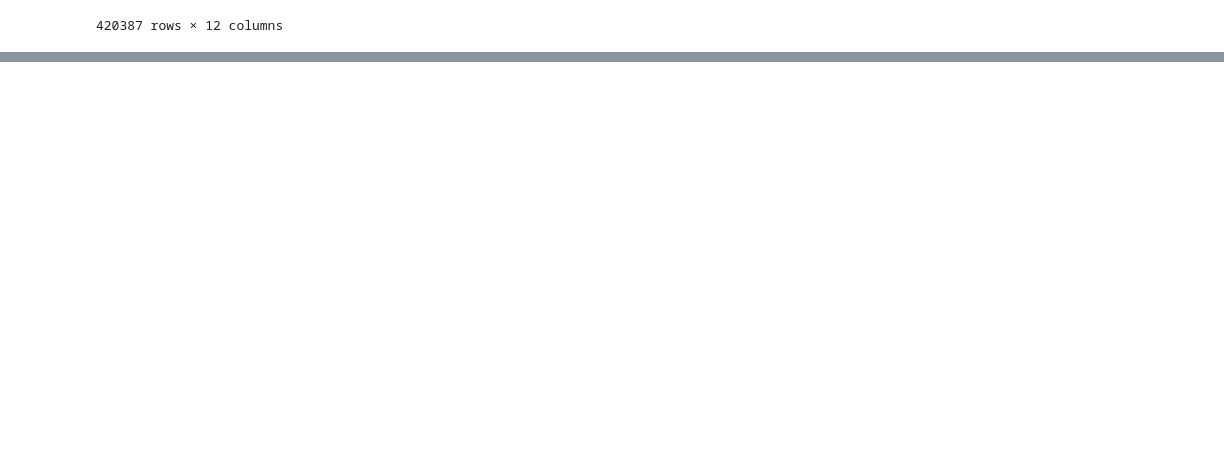
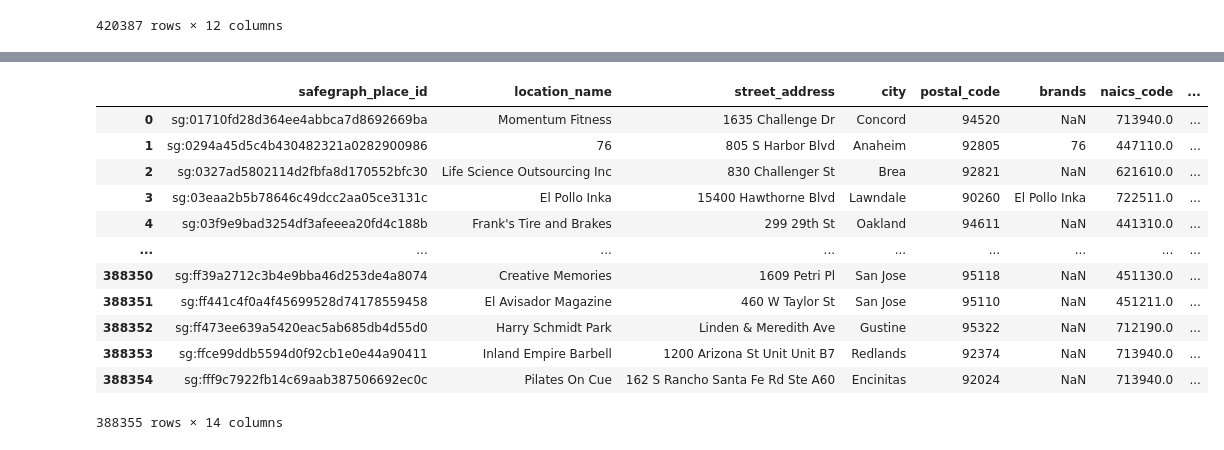
Before and after one commit to lamwilton/RMDS, a Jupyter notebook: Foot_Traffic_Patterns.ipynb, the cells around one changed output, grey strips where cells are left out. Drawn from its saved outputs; the diff is of its cells as text; code cells hidden in the pictures; blank space fills up the shorter version.

```diff
--- a/Foot_Traffic_Patterns.ipynb
+++ b/Foot_Traffic_Patterns.ipynb
@@ -14,7 +16,9 @@ Index(['safegraph_place_id', 'location_name', 'street_address', 'city',
        'related_same_week_brand', 'device_type', 'iso_country_code'],
       dtype='object')
 # %%
-main_df = main_df[['safegraph_place_id', 'location_name', 'street_address', 'city', 'postal_code', 'brands', 'naics_code', 'raw_visit_counts', 'raw_visitor_counts', 'visits_by_day', 'distance_from_home', 'median_dwell']]
+main_df = main_df[['safegraph_place_id', 'location_name', 'street_address', 'city', 'postal_code', 'brands',
+                   'naics_code', 'raw_visit_counts', 'raw_visitor_counts', 'visits_by_day', 'distance_from_home',
+                   'median_dwell']]
 main_df
 # %% [output]
 |  | safegraph_place_id | location_name | street_address | city | postal_code | brands | naics_code | ... |
@@ -59,0 +42,24 @@ See the caveats in the documentation: https://pandas.pydata.org/pandas-docs/stab
+# %%
+def get_category(df):
+    if 445100 <= df.naics_code <= 445199:
+        return "Supermarket"
+    if df.naics_code == 722511:
+        return "Sit Down Restaurants"
+    if df.naics_code == 722513:
+        return "Counter Service Restaurants"
+    if df.naics_code == 722515:
+        return "Snack Bar"
+    if 722400 <= df.naics_code <= 722499:
+        return "Bars"
+    if 620000 <= df.naics_code <= 629999:
+        return "Health Care"
+    if df.naics_code == 531120:
+        return "Shopping Mall"
+    if df.naics_code == 512131:
+        return "Movie Theater"
+    if 440000 <= df.naics_code <= 459999:
+        return "General Stores"
+    return "Other"
+
+main_df['category'] = main_df.apply(get_category, axis=1)
+main_df
@@ -59,0 +80,7 @@ See the caveats in the documentation: https://pandas.pydata.org/pandas-docs/stab
+# %%
+last_week_file = "2020-04-26-weekly-patterns.csv"
+last_week = last_week_file[0:10]
+last_week_df = pd.read_csv(last_week_file)
+last_week_df = last_week_df[last_week_df.region == 'CA']
+last_week_df = last_week_df[['safegraph_place_id', 'visits_by_day']]
+last_week_df
@@ -59,0 +101,4 @@ See the caveats in the documentation: https://pandas.pydata.org/pandas-docs/stab
+# %%
+column_name = "visits_by_day_" + week
+main_df.rename(columns={"visits_by_day": column_name}, inplace=True)
+main_df
@@ -59,0 +119,19 @@ See the caveats in the documentation: https://pandas.pydata.org/pandas-docs/stab
+# %%
+main_df = pd.merge(main_df, last_week_df, how='inner', on='safegraph_place_id')
+column_name = "visits_by_day_" + last_week
+main_df.rename(columns={"visits_by_day": column_name}, inplace=True)
+main_df
+# %% [output]
+|  | safegraph_place_id | location_name | street_address | city | postal_code | brands | naics_code | ... |
+| 0 | sg:01710fd28d364ee4abbca7d8692669ba | Momentum Fitness | 1635 Challenge Dr | Concord | 94520 | NaN | 713940.0 | ... |
+| 1 | sg:0294a45d5c4b430482321a0282900986 | 76 | 805 S Harbor Blvd | Anaheim | 92805 | 76 | 447110.0 | ... |
+| 2 | sg:0327ad5802114d2fbfa8d170552bfc30 | Life Science Outsourcing Inc | 830 Challenger St | Brea | 92821 | NaN | 621610.0 | ... |
+| 3 | sg:03eaa2b5b78646c49dcc2aa05ce3131c | El Pollo Inka | 15400 Hawthorne Blvd | Lawndale | 90260 | El Pollo Inka | 722511.0 | ... |
+| 4 | sg:03f9e9bad3254df3afeeea20fd4c188b | Frank's Tire and Brakes | 299 29th St | Oakland | 94611 | NaN | 441310.0 | ... |
+| ... | ... | ... | ... | ... | ... | ... | ... | ... |
+| 388350 | sg:ff39a2712c3b4e9bba46d253de4a8074 | Creative Memories | 1609 Petri Pl | San Jose | 95118 | NaN | 451130.0 | ... |
+| 388351 | sg:ff441c4f0a4f45699528d74178559458 | El Avisador Magazine | 460 W Taylor St | San Jose | 95110 | NaN | 451211.0 | ... |
+| 388352 | sg:ff473ee639a5420eac5ab685db4d55d0 | Harry Schmidt Park | Linden & Meredith Ave | Gustine | 95322 | NaN | 712190.0 | ... |
+| 388353 | sg:ffce99ddb5594d0f92cb1e0e44a90411 | Inland Empire Barbell | 1200 Arizona St Unit Unit B7 | Redlands | 92374 | NaN | 713940.0 | ... |
+| 388354 | sg:fff9c7922fb14c69aab387506692ec0c | Pilates On Cue | 162 S Rancho Santa Fe Rd Ste A60 | Encinitas | 92024 | NaN | 713940.0 | ... |
+388355 rows × 14 columns
```
Also changed, not shown: parts of 6 cells of this notebook.
